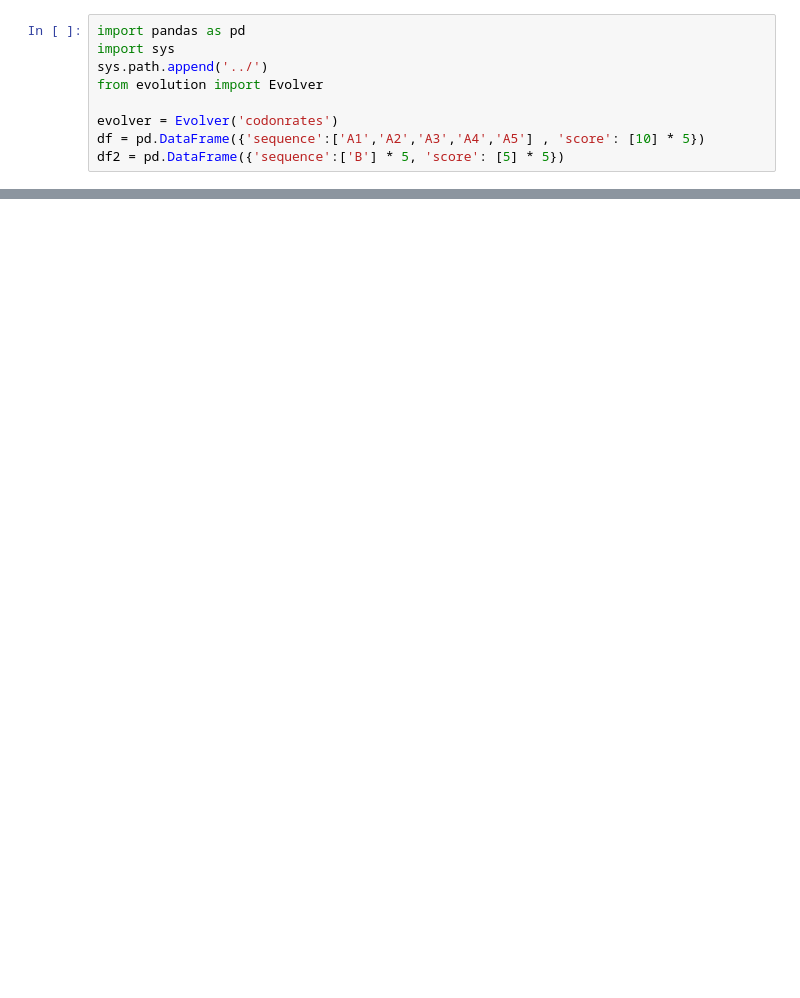
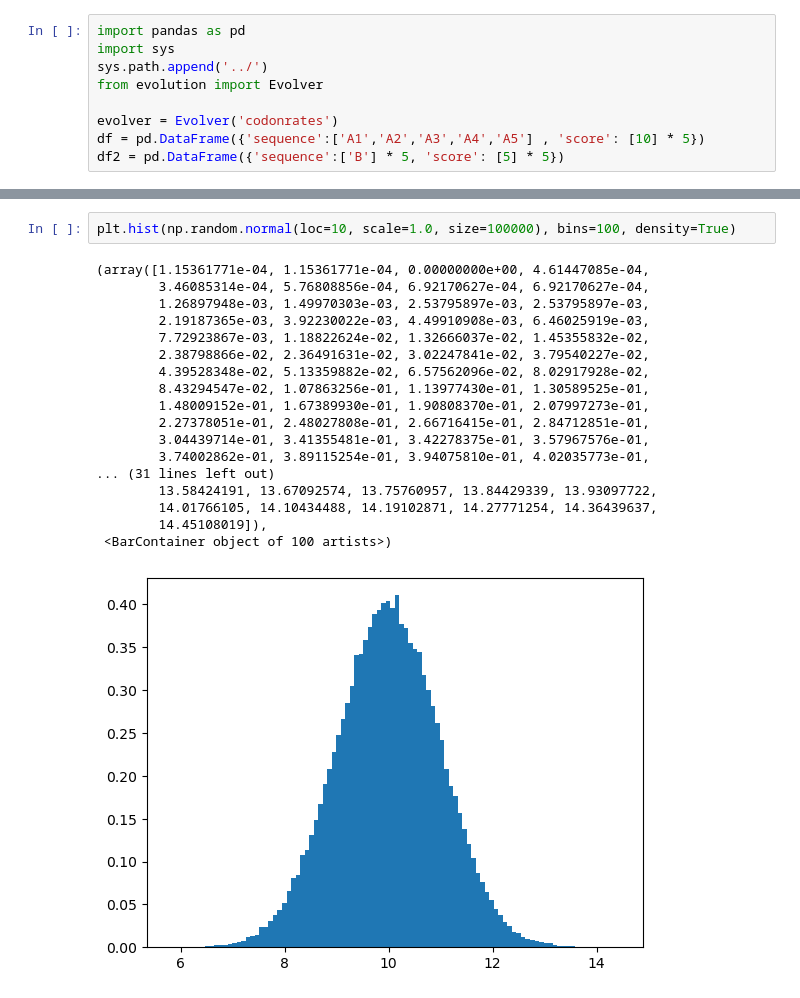
Before and after one commit to sahakyanhk/pfes, a Jupyter notebook: jupyter/ratetest.ipynb, the cells around one changed output, grey strips where cells are left out. Saved outputs shown, nothing was run; the diff lists cells and outputs as text; blank space fills up the shorter version.

```diff
--- a/jupyter/ratetest.ipynb
+++ b/jupyter/ratetest.ipynb
@@ -82,0 +107,21 @@ df.sample(6,replace=(not False))
+# %%
+plt.hist(np.random.normal(loc=10, scale=1.0, size=100000), bins=100, density=True)
+# %% [output]
+(array([1.15361771e-04, 1.15361771e-04, 0.00000000e+00, 4.61447085e-04,
+        3.46085314e-04, 5.76808856e-04, 6.92170627e-04, 6.92170627e-04,
+        1.26897948e-03, 1.49970303e-03, 2.53795897e-03, 2.53795897e-03,
+        2.19187365e-03, 3.92230022e-03, 4.49910908e-03, 6.46025919e-03,
+        7.72923867e-03, 1.18822624e-02, 1.32666037e-02, 1.45355832e-02,
+        2.38798866e-02, 2.36491631e-02, 3.02247841e-02, 3.79540227e-02,
+        4.39528348e-02, 5.13359882e-02, 6.57562096e-02, 8.02917928e-02,
+        8.43294547e-02, 1.07863256e-01, 1.13977430e-01, 1.30589525e-01,
+        1.48009152e-01, 1.67389930e-01, 1.90808370e-01, 2.07997273e-01,
+        2.27378051e-01, 2.48027808e-01, 2.66716415e-01, 2.84712851e-01,
+        3.04439714e-01, 3.41355481e-01, 3.42278375e-01, 3.57967576e-01,
+        3.74002862e-01, 3.89115254e-01, 3.94075810e-01, 4.02035773e-01,
+... (31 lines left out)
+        13.58424191, 13.67092574, 13.75760957, 13.84429339, 13.93097722,
+        14.01766105, 14.10434488, 14.19102871, 14.27771254, 14.36439637,
+        14.45108019]),
+ <BarContainer object of 100 artists>)
+[figure, added]
```
Also changed, not shown: parts of 8 cells of this notebook, 6 other files.
